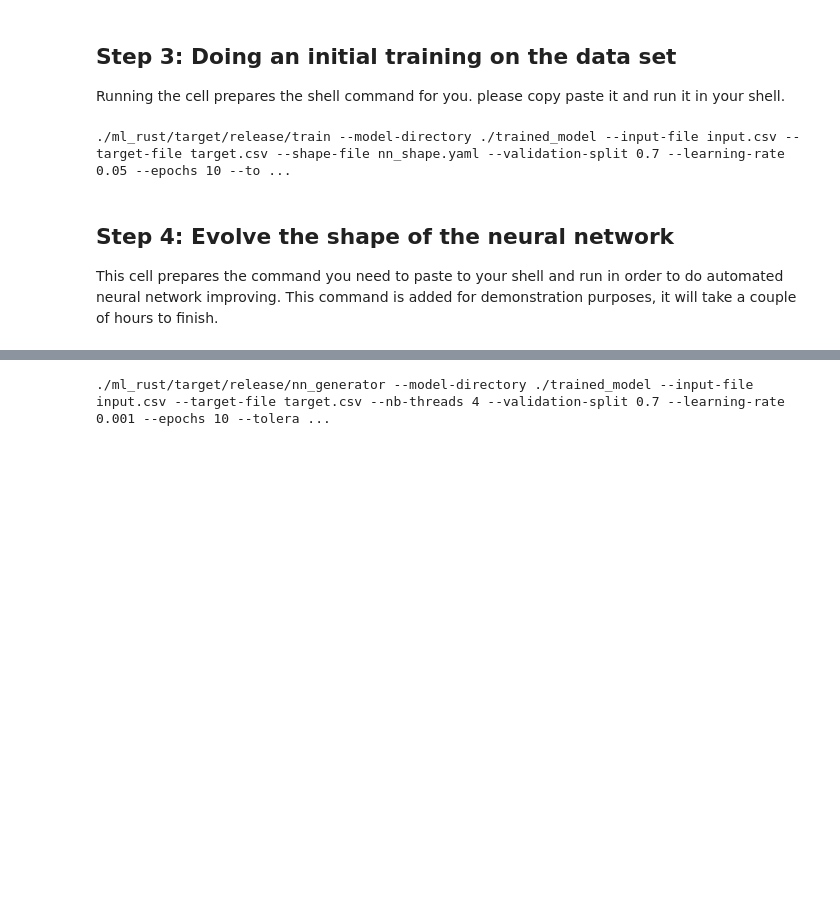
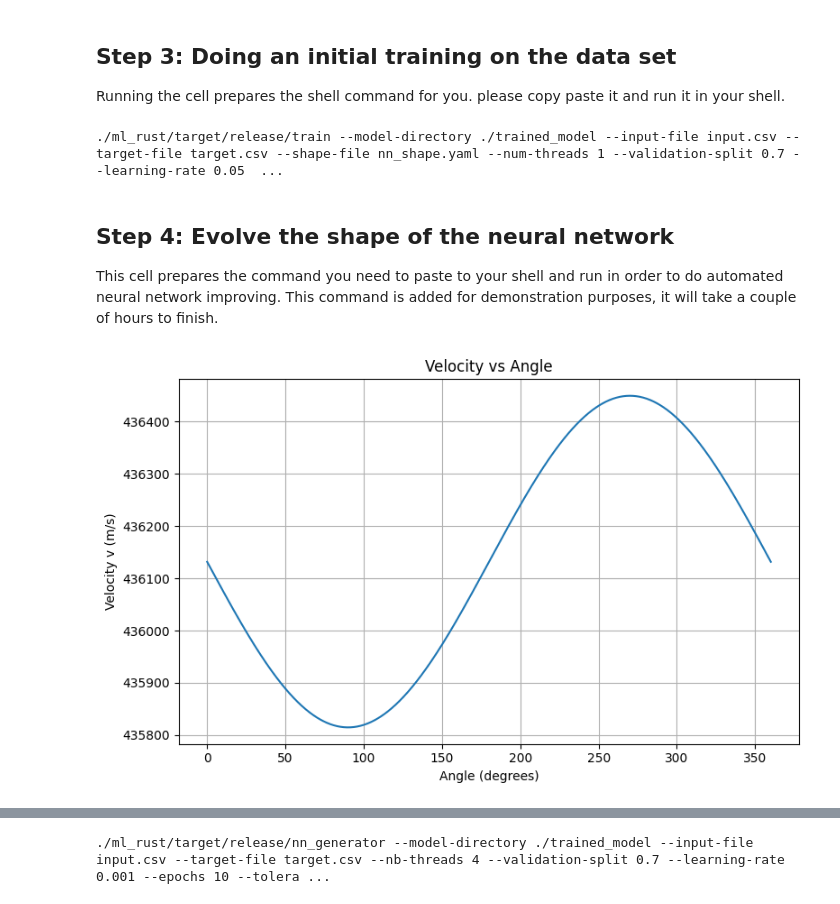
Before and after one commit to mpohl100/ml-jupyter-notebook, a Jupyter notebook: ml-demo.ipynb, the cells around one changed output, grey strips where cells are left out. Cells and saved outputs as stored; diff of their text form; code cells hidden in the pictures; blank space fills up the shorter version.

```diff
--- a/ml-demo.ipynb
+++ b/ml-demo.ipynb
@@ -151,6 +203,7 @@ os.makedirs(model_directory, exist_ok=True)
 input_file = "input.csv"
 target_file = "target.csv"
 shape_file = "nn_shape.yaml"
+num_threads = 1  # Number of threads for training
 validation_split = 0.7
 learning_rate = 0.05
 epochs = 10
@@ -165,6 +218,7 @@ command = [
     "--input-file", input_file,
     "--target-file", target_file,
     "--shape-file", shape_file,
+    "--num-threads", str(num_threads),
     "--validation-split", str(validation_split),
     "--learning-rate", str(learning_rate),
     "--epochs", str(epochs),
@@ -176,8 +230,39 @@ command = [
 #print the command
 print(" ".join(command))
 # %% [output]
-./ml_rust/target/release/train --model-directory ./trained_model --input-file input.csv --target-file target.csv --shape-file nn_shape.yaml --validation-split 0.7 --learning-rate 0.05 --epochs 10 --to ...
+./ml_rust/target/release/train --model-directory ./trained_model --input-file input.csv --target-file target.csv --shape-file nn_shape.yaml --num-threads 1 --validation-split 0.7 --learning-rate 0.05  ...
 # %% [markdown]
 ## Step 4: Evolve the shape of the neural network
 This cell prepares the command you need to paste to your shell and run in order to do automated neural network improving.
 This command is added for demonstration purposes, it will take a couple of hours to finish.
+# %%
+import numpy as np
+import matplotlib.pyplot as plt
+
+# Physical constants (SI units)
+m = 9.1093837015e-31      # electron mass (kg)
+h = 6.62607015e-34       # Planck constant (J·s)
+c = 299792458            # speed of light (m/s)
+t = 1.0                  # time (s)
+
+# Angle range (degrees -> radians)
+a_deg = np.linspace(0, 360, 1000)
+a = np.deg2rad(a_deg)
+
+# Helper constant
+k = m / (h * t)
+
+# Velocity function
+v = (2 * c * (np.sin(a) + k)) / (1 + 2 * k * np.sin(a) + k**2)
+
+# Plot
+plt.figure(figsize=(8, 5))
+plt.plot(a_deg, v)
+plt.xlabel("Angle (degrees)")
+plt.ylabel("Velocity v (m/s)")
+plt.title("Velocity vs Angle")
+plt.grid(True)
+plt.tight_layout()
+plt.show()
+# %% [output]
+[figure, added]
```
Also changed, not shown: parts of 3 cells of this notebook, 2 other files.
